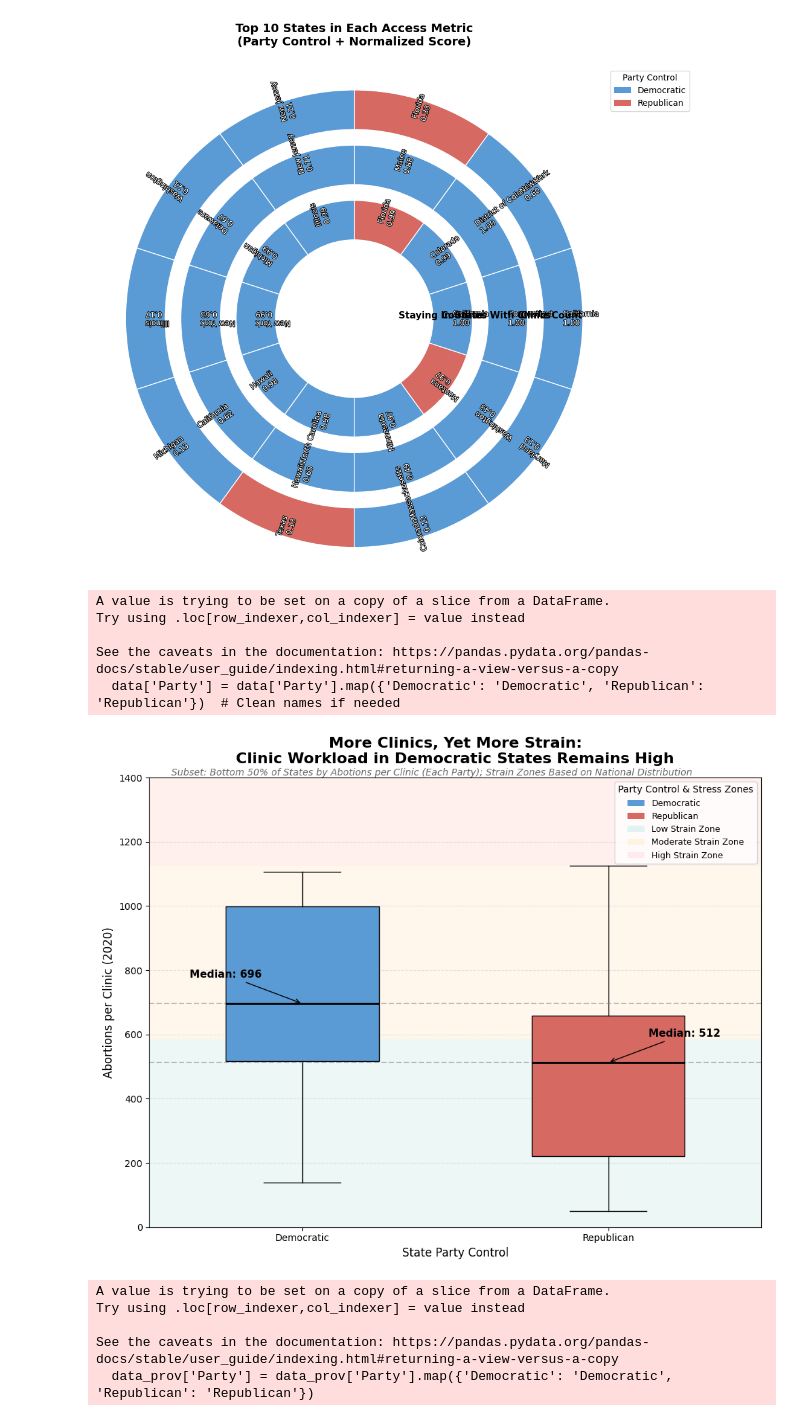
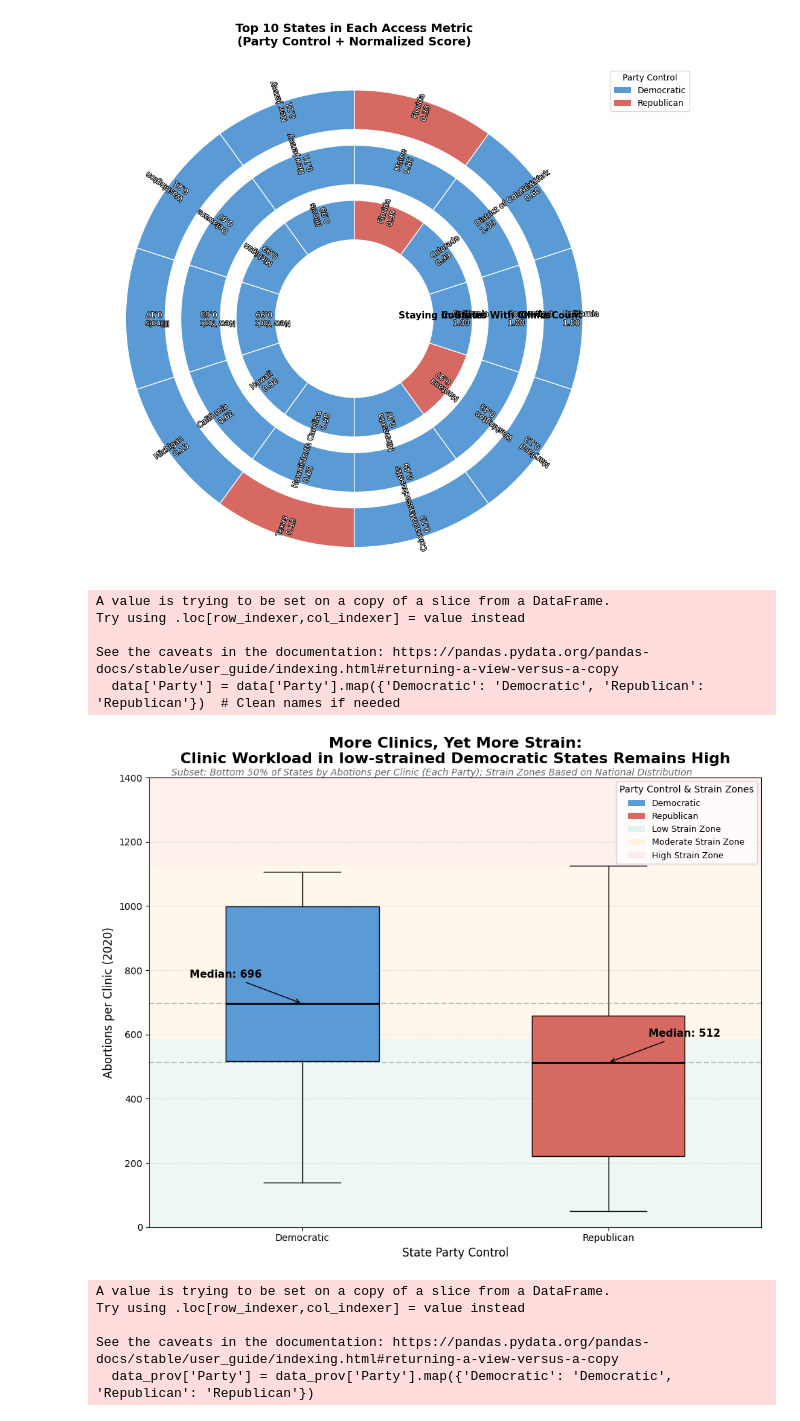
Before and after one commit to evelynzhang5/portfolio, a Jupyter notebook: project2/dsc106.ipynb, the cells around one changed output. Cells and saved outputs as stored; diff of their text form; code cells hidden in the pictures.

```diff
--- a/project2/dsc106.ipynb
+++ b/project2/dsc106.ipynb
@@ -1206,36 +1206,36 @@ ax.annotate(f'Median: {int(rep_median)}', xy=(2, rep_median), xytext=(2.25, rep_
             ha='center', fontsize=11, fontweight='bold', arrowprops=props)
 
 # Titles
 
-ax.set_title('More Clinics, Yet More Strain:\nClinic Workload in Democratic States Remains High', fontsize=16, fontweight='bold',pad=15)
+ax.set_title('More Clinics, Yet More Strain:\nClinic Workload in low-strained Democratic States Remains High', fontsize=16, fontweight='bold',pad=15)
 fig.text(0.5, 0.91,
          'Subset: Bottom 50% of States by Abotions per Clinic (Each Party); Strain Zones Based on National Distribution',
          ha='center', fontsize=10, color='dimgray', style='italic')
 
 # Custom legend
 legend_elements = [
     Patch(facecolor='#5B9BD5', label='Democratic'),
     Patch(facecolor='#D66A63', label='Republican'),
     Patch(facecolor='#e0f2f1', label='Low Strain Zone'),
     Patch(facecolor='#fff3e0', label='Moderate Strain Zone'),
     Patch(facecolor='#ffebee', label='High Strain Zone'),
 ]
-ax.legend(handles=legend_elements, title='Party Control & Stress Zones', loc='upper right', fontsize=9, title_fontsize=10)
+ax.legend(handles=legend_elements, title='Party Control & Strain Zones', loc='upper right', fontsize=9, title_fontsize=10)
 
 ax.grid(axis='y', linestyle='--', alpha=0.3)
 ax.set_ylabel('Abortions per Clinic (2020)', fontsize=12)
 ax.set_xlabel('State Party Control', fontsize=12)
 
 plt.subplots_adjust(left=0.08, right=0.92, top=0.88, bottom=0.1)
 plt.tight_layout()
 plt.show()
 # %% [output]
 A value is trying to be set on a copy of a slice from a DataFrame.
 Try using .loc[row_indexer,col_indexer] = value instead
 
 See the caveats in the documentation: https://pandas.pydata.org/pandas-docs/stable/user_guide/indexing.html#returning-a-view-versus-a-copy
   data['Party'] = data['Party'].map({'Democratic': 'Democratic', 'Republican': 'Republican'})  # Clean names if needed
-[figure, old version]
+[figure, new version]
 # %%
 import pandas as pd
 import matplotlib.pyplot as plt
```
Also changed, not shown: 1 other file.
